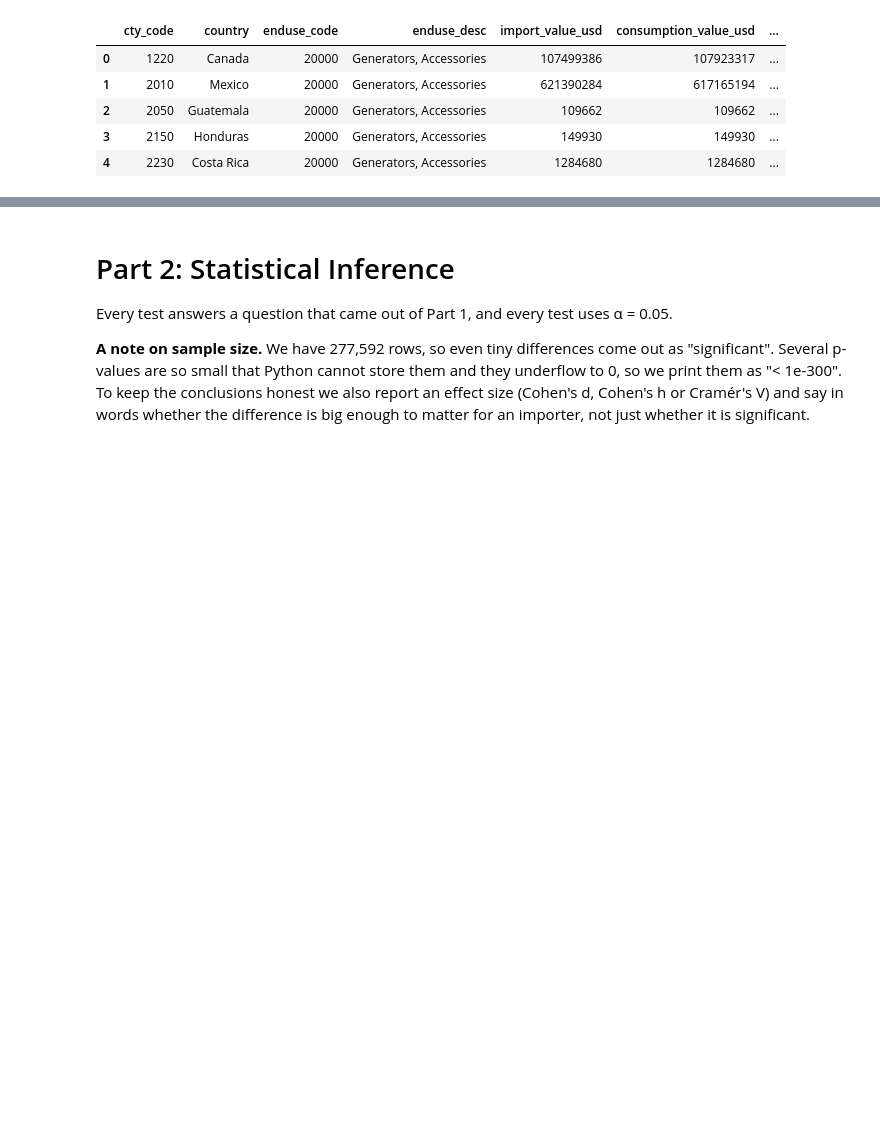
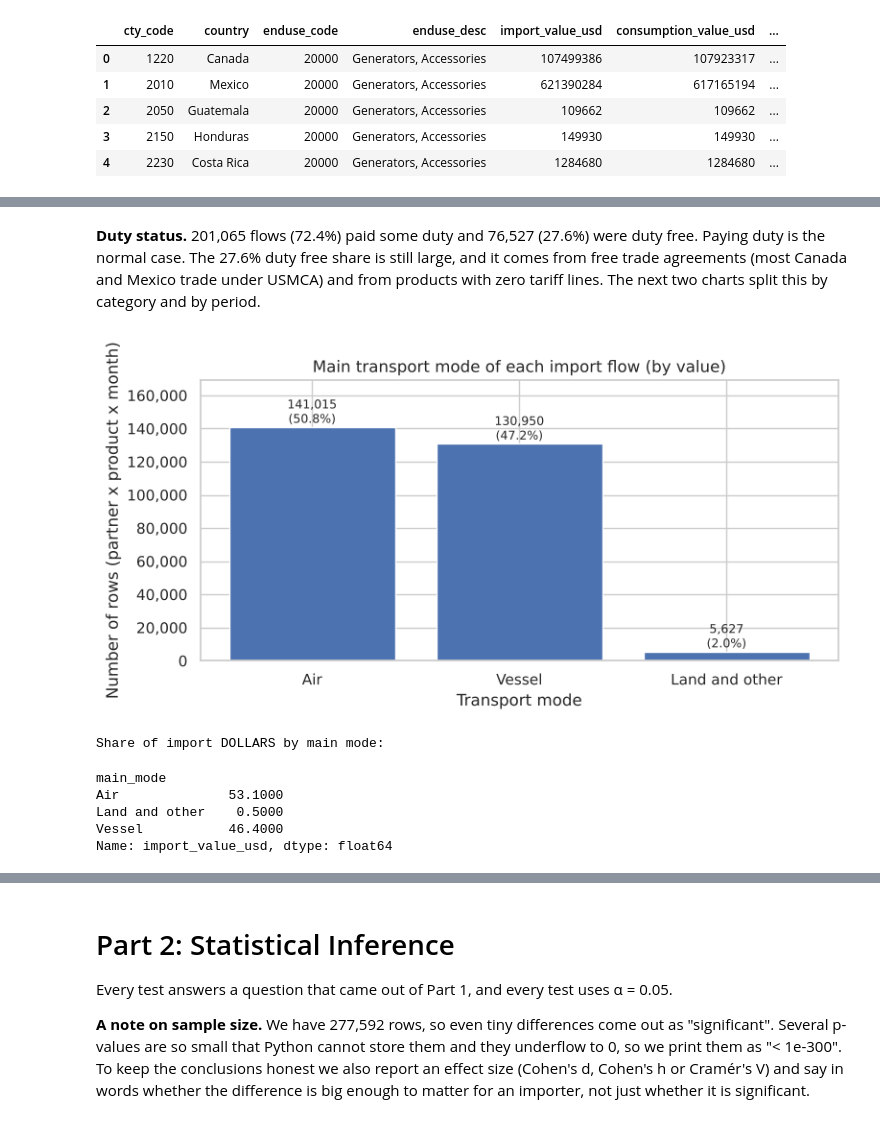
Before and after one commit to BCIT-ACIT4880-2026-Fall/CRN-45883-5-Domain-D, a Jupyter notebook: Group05_D3.ipynb, the cells around one changed output, grey strips where cells are left out. Saved outputs shown, nothing was run; the diff lists cells and outputs as text; code cells hidden in the pictures; blank space fills up the shorter version.

```diff
--- a/Group05_D3.ipynb
+++ b/Group05_D3.ipynb
@@ -63,0 +176,17 @@ df.head()
+# %% [markdown]
+**Duty status.** 201,065 flows (72.4%) paid some duty and 76,527 (27.6%) were duty free. Paying duty is the normal case. The 27.6% duty free share is still large, and it comes from free trade agreements (most Canada and Mexico trade under USMCA) and from products with zero tariff lines. The next two charts split this by category and by period.
+# %%
+fig, ax = plt.subplots(figsize=(8, 4))
+bar_with_pct(df["main_mode"], "Main transport mode of each import flow (by value)", "Transport mode",
+             order=["Air", "Vessel", "Land and other"], ax=ax)
+plt.tight_layout(); plt.show()
+print("Share of import DOLLARS by main mode:")
+(df.groupby("main_mode")[TARGET].sum() / df[TARGET].sum() * 100).round(1)
+# %% [output]
+[figure, added]
+Share of import DOLLARS by main mode:
+main_mode
+Air              53.1000
+Land and other    0.5000
+Vessel           46.4000
+Name: import_value_usd, dtype: float64
```
Also changed, not shown: parts of 57 cells of this notebook.
